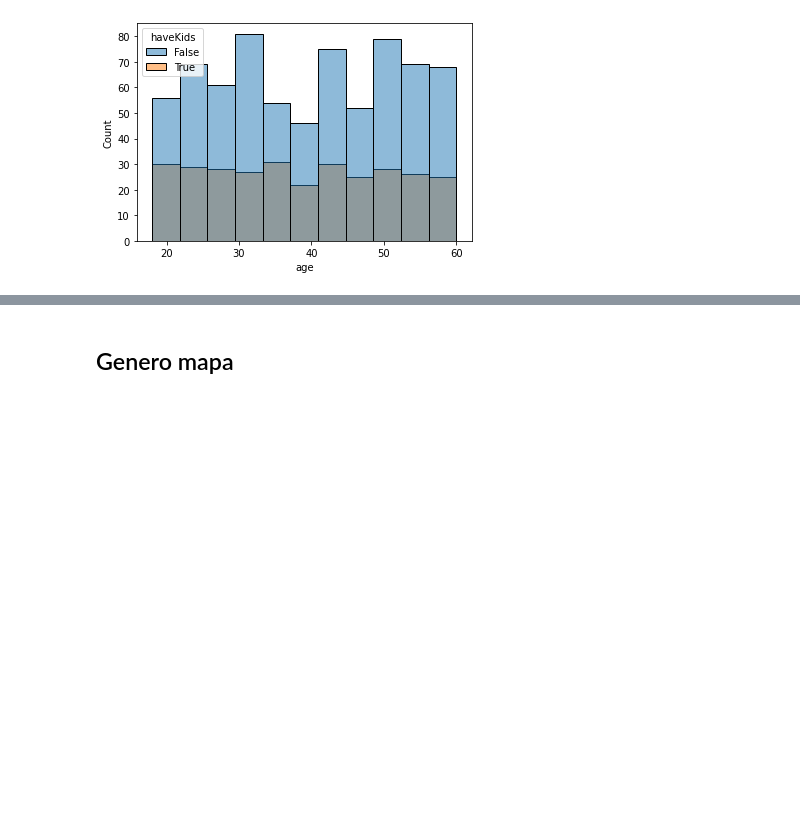
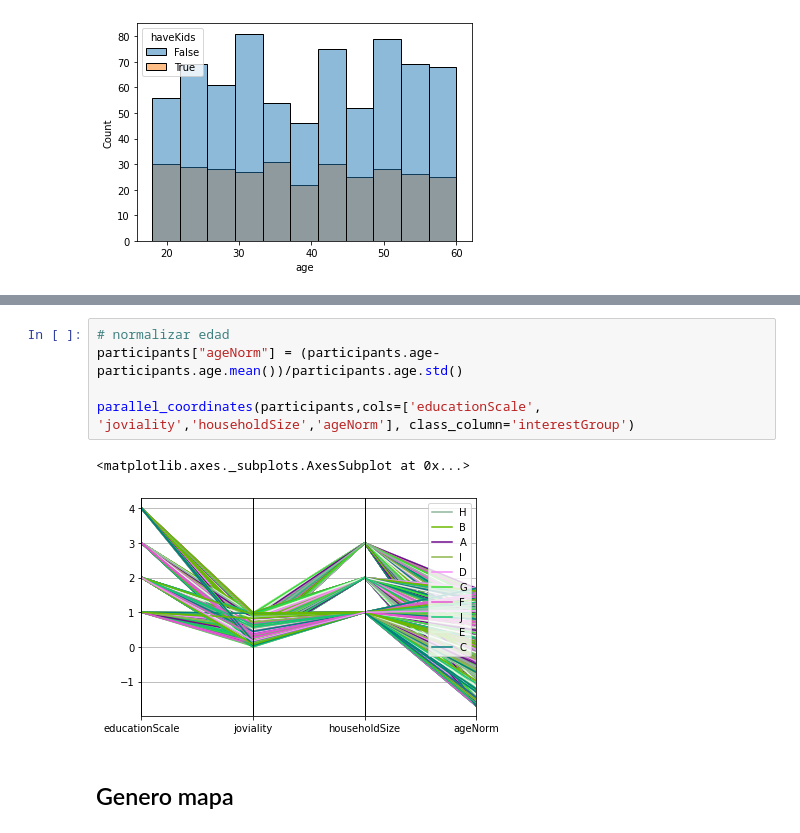
Before and after one commit to ffelicioni/tp_infoviz, a Jupyter notebook: EDA_Vast_challenge.ipynb, the cells around one changed output, grey strips where cells are left out. Cells and saved outputs as stored; diff of their text form; blank space fills up the shorter version.

```diff
--- a/EDA_Vast_challenge.ipynb
+++ b/EDA_Vast_challenge.ipynb
@@ -209,3 +265,11 @@ g2=sns.histplot(data=participants, x='age',hue='haveKids')
+# %%
+# normalizar edad
+participants["ageNorm"] = (participants.age-participants.age.mean())/participants.age.std()
+
+parallel_coordinates(participants,cols=['educationScale', 'joviality','householdSize','ageNorm'], class_column='interestGroup')
+# %% [output]
+<matplotlib.axes._subplots.AxesSubplot at 0x...>
+[figure, added]
 # %% [markdown]
 ## Genero mapa
 # %% [markdown]
```
Also changed, not shown: parts of 8 cells of this notebook.
